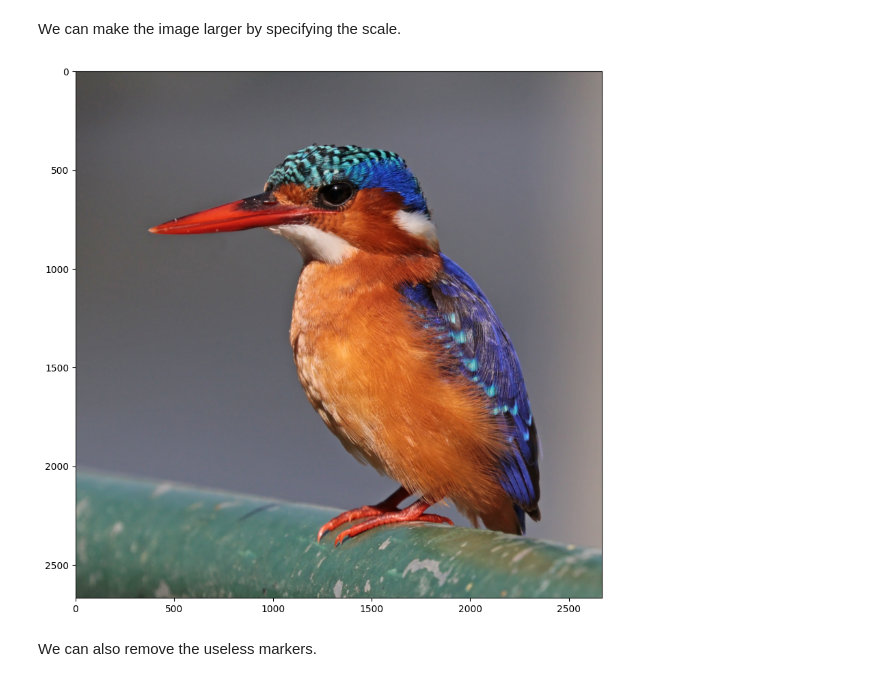
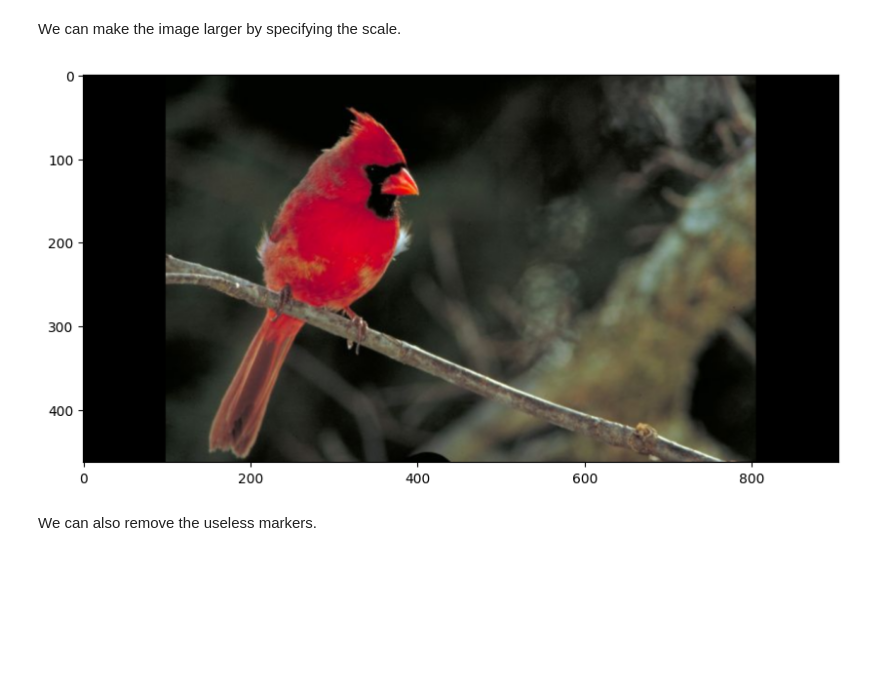
Before and after one commit to kocurvik/edu, a Jupyter notebook: PSO/notebooks/PSO_cv01_en.ipynb, the cells around one changed output. Cells and saved outputs as stored; diff of their text form; code cells hidden in the pictures; blank space fills up the shorter version.

```diff
--- a/PSO/notebooks/PSO_cv01_en.ipynb
+++ b/PSO/notebooks/PSO_cv01_en.ipynb
@@ -757,11 +891,11 @@ We can make the image larger by specifying the scale.
 # %%
 plt.figure(figsize=[10, 10])
 
-img_b = cv2.imread('bird.jpg')
+img_b = cv2.imread('bird.png')
 plt.imshow(img_b[:,:,::-1])
 plt.show()
 # %% [output]
-[figure, old version]
+[figure, new version]
 # %% [markdown]
 We can also remove the useless markers.
 # %%
```
Also changed, not shown: parts of 69 cells of this notebook.
